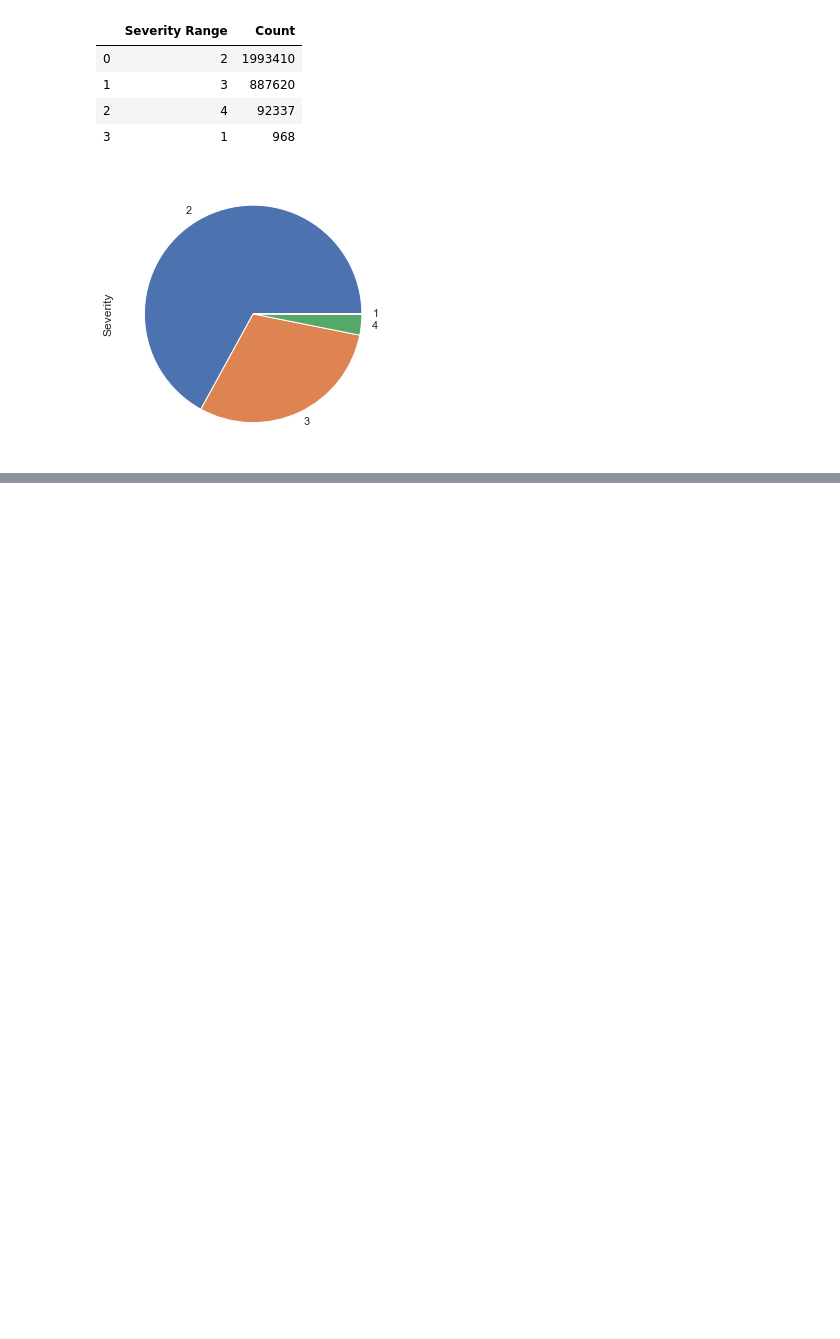
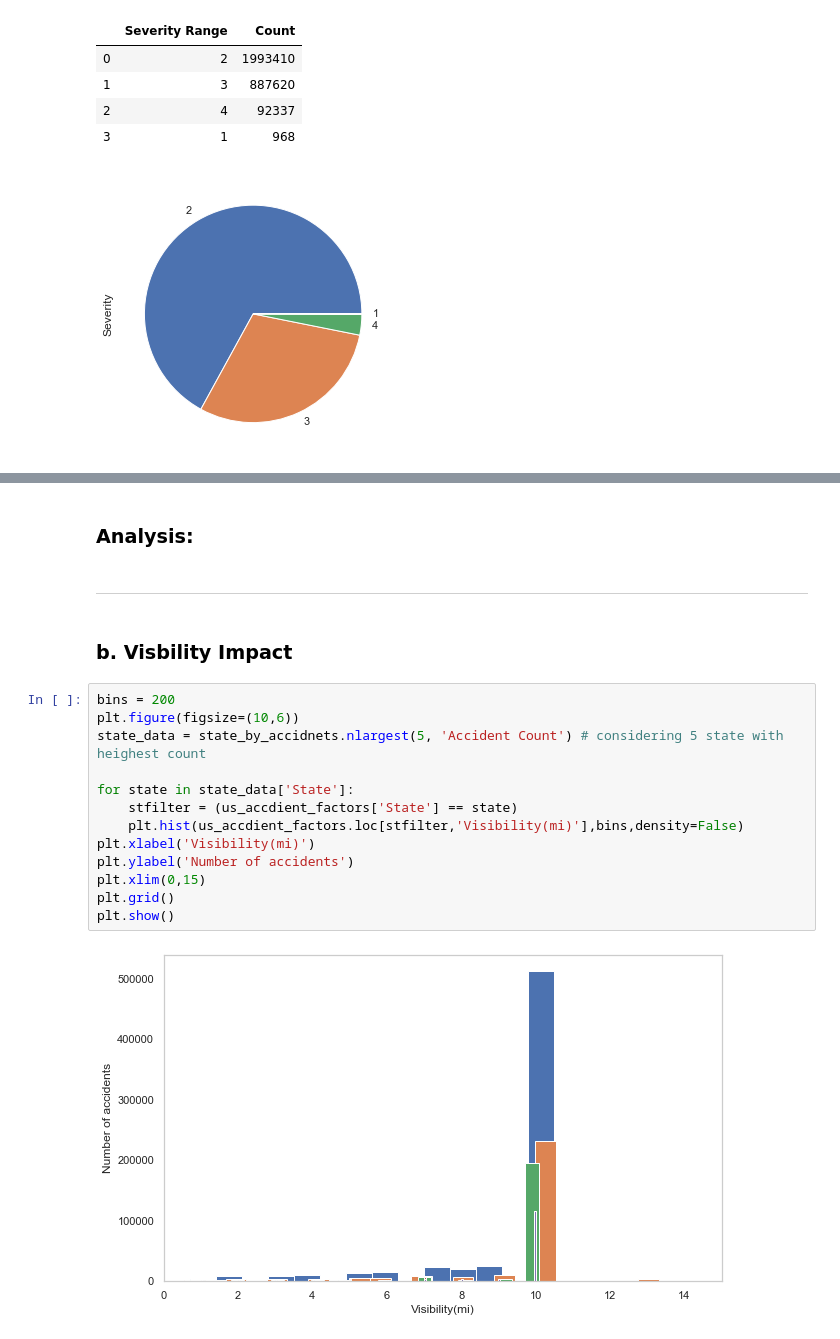
Before and after one commit to kulgauri1412/CS696-US-Accidents-Data, a Jupyter notebook: CS696 Project US Accidents.ipynb, the cells around one changed output, grey strips where cells are left out. Cells and saved outputs as stored; diff of their text form; blank space fills up the shorter version.

```diff
--- a/CS696 Project US Accidents.ipynb
+++ b/CS696 Project US Accidents.ipynb
@@ -61,0 +119,21 @@ severity_count
+# %% [markdown]
+### Analysis:
+# %% [markdown]
+---------------------------------------------------------------------------------------------------------------
+# %% [markdown]
+### b. Visbility Impact
+# %%
+bins = 200
+plt.figure(figsize=(10,6))
+state_data = state_by_accidnets.nlargest(5, 'Accident Count') # considering 5 state with heighest count
+
+for state in state_data['State']:
+    stfilter = (us_accdient_factors['State'] == state)
+    plt.hist(us_accdient_factors.loc[stfilter,'Visibility(mi)'],bins,density=False)
+plt.xlabel('Visibility(mi)')
+plt.ylabel('Number of accidents')
+plt.xlim(0,15)
+plt.grid()
+plt.show()
+# %% [output]
+[figure, added]
```
Also changed, not shown: parts of 6 cells of this notebook.
